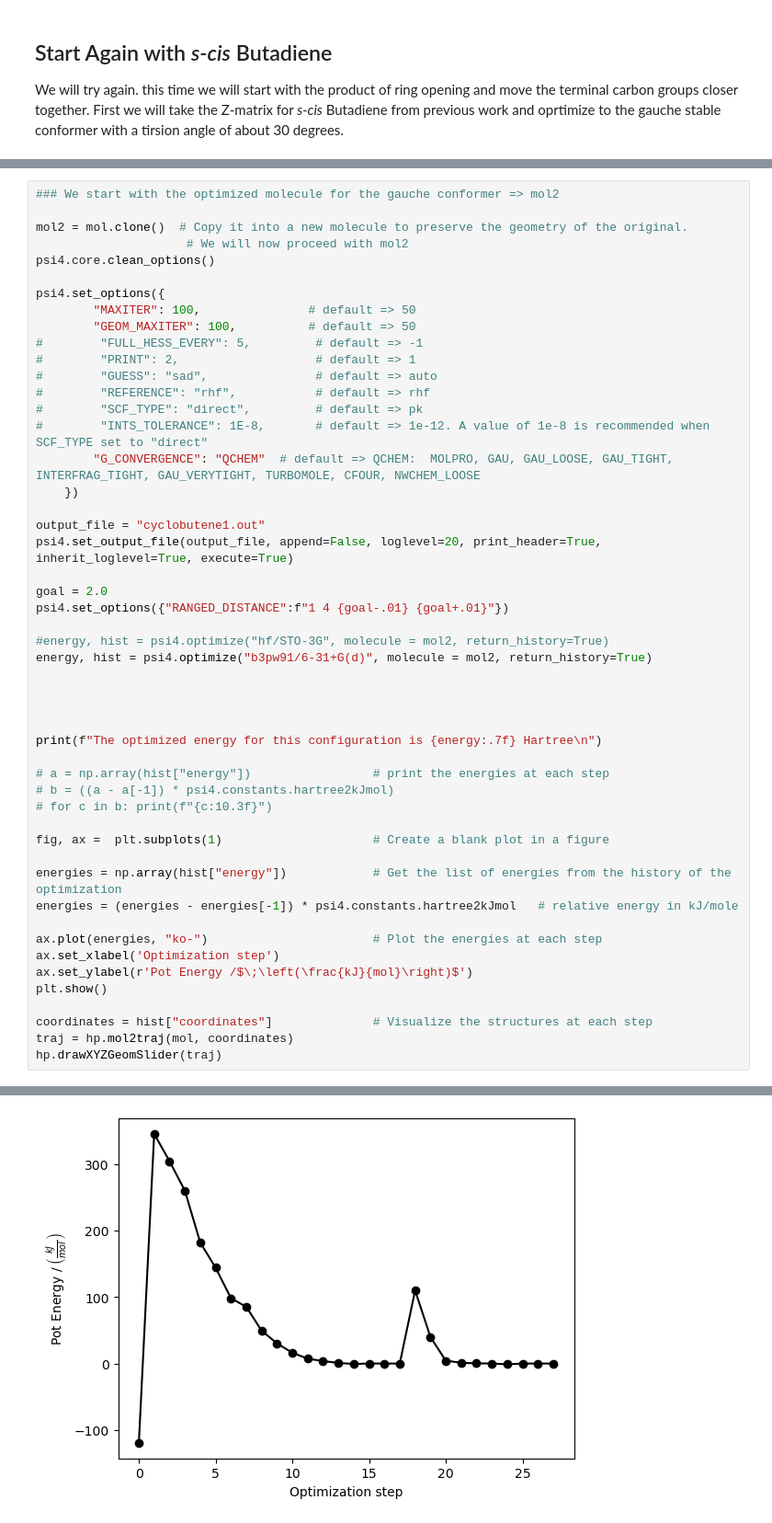
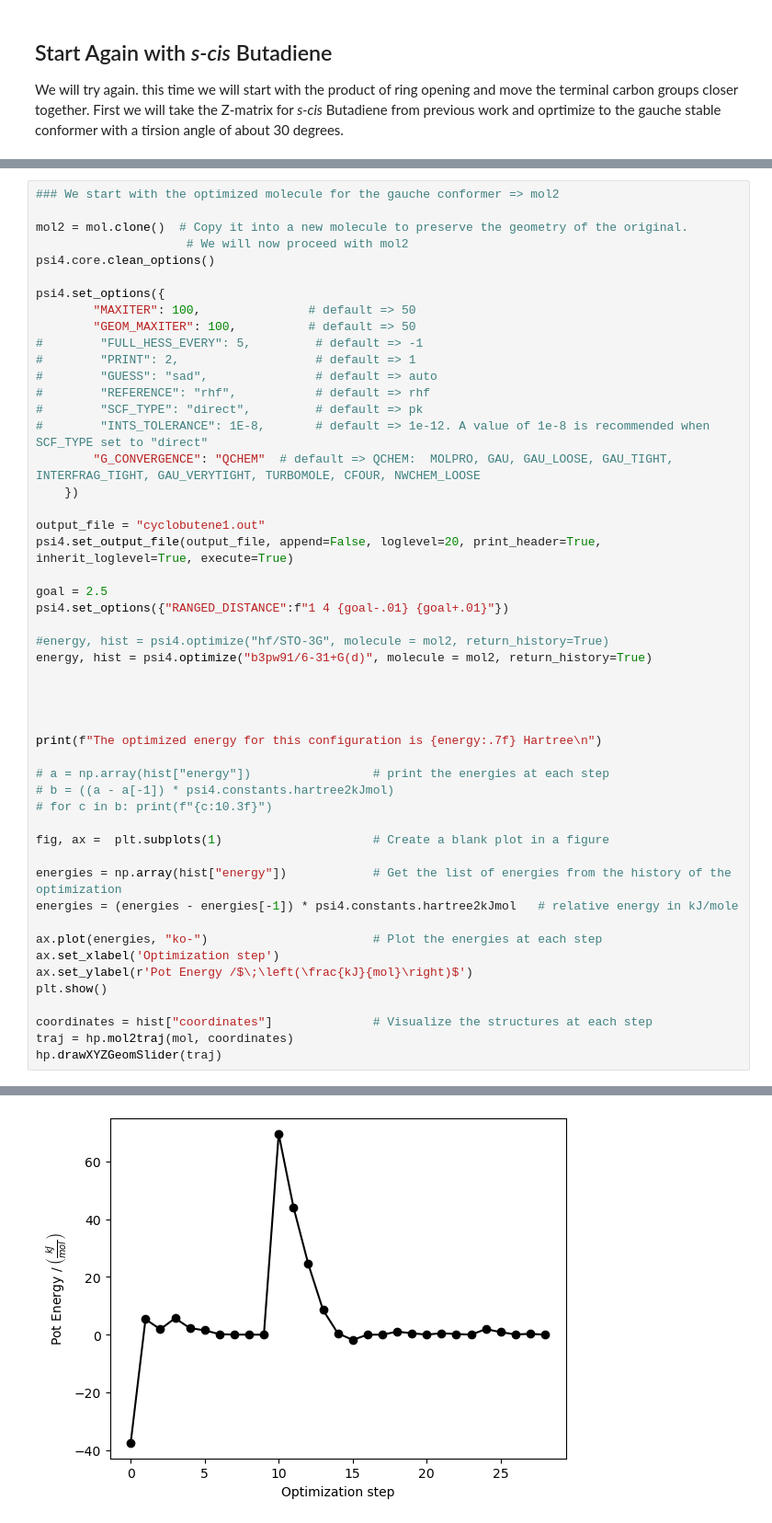
Before and after one commit to blinkletter/TryingPsi4andMore, a Jupyter notebook: 10-psi4-TS-Cyclization.ipynb, the cells around one changed output, grey strips where cells are left out. Shown: that part at 92% size. Saved outputs shown, nothing was run; the diff lists cells and outputs as text.

```diff
--- a/10-psi4-TS-Cyclization.ipynb
+++ b/10-psi4-TS-Cyclization.ipynb
@@ -396,7 +398,7 @@ psi4.set_options({
 output_file = "cyclobutene1.out"
 psi4.set_output_file(output_file, append=False, loglevel=20, print_header=True, inherit_loglevel=True, execute=True)
 
-goal = 2.0
+goal = 2.5
 psi4.set_options({"RANGED_DISTANCE":f"1 4 {goal-.01} {goal+.01}"})
 
 #energy, hist = psi4.optimize("hf/STO-3G", molecule = mol2, return_history=True)
@@ -430 +432 @@ The optimized energy for this configuration is -155.8835964 Hartree
-[figure, old version]
+[figure, new version]
```
Also changed, not shown: parts of 25 cells of this notebook, 8 other files.
